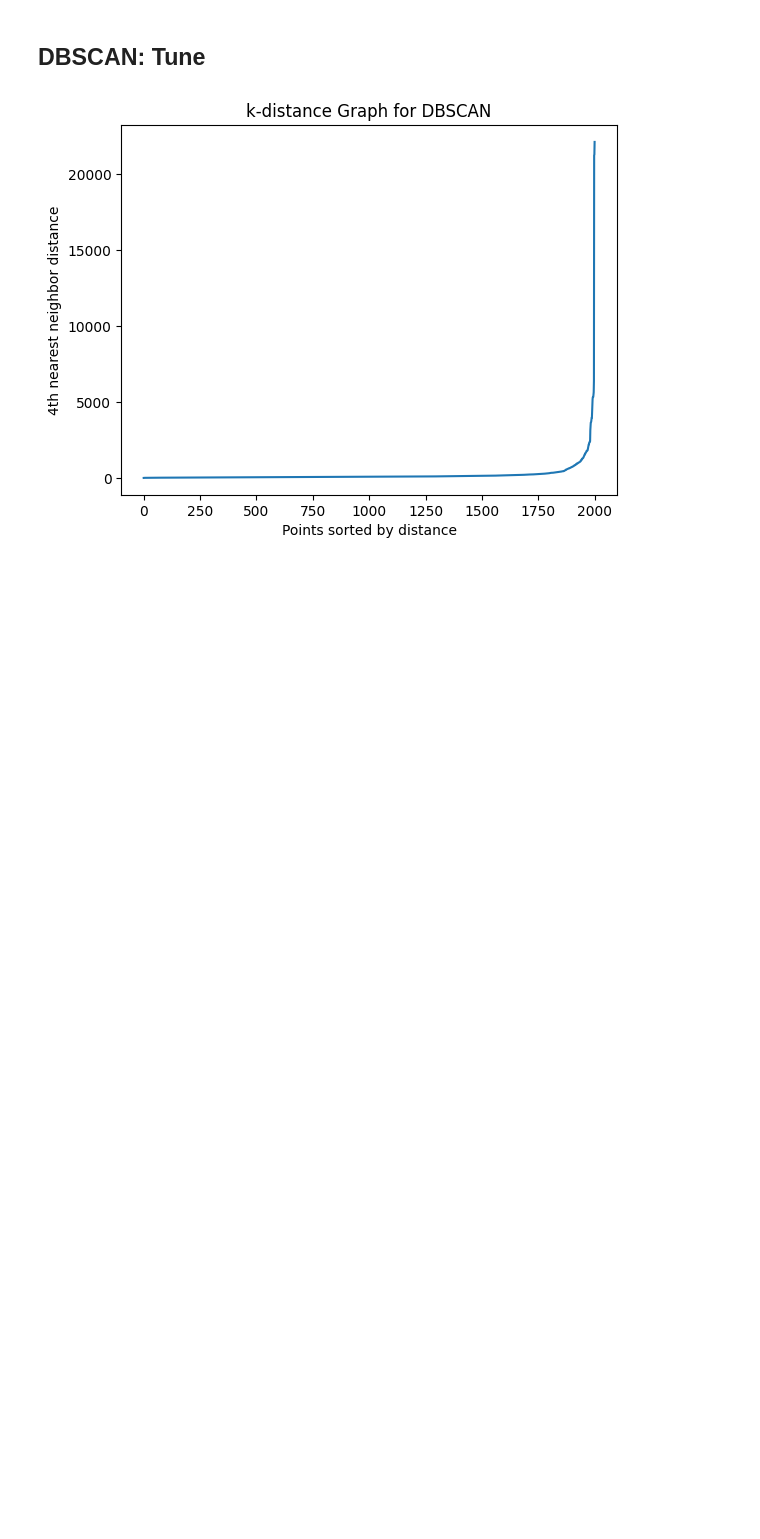
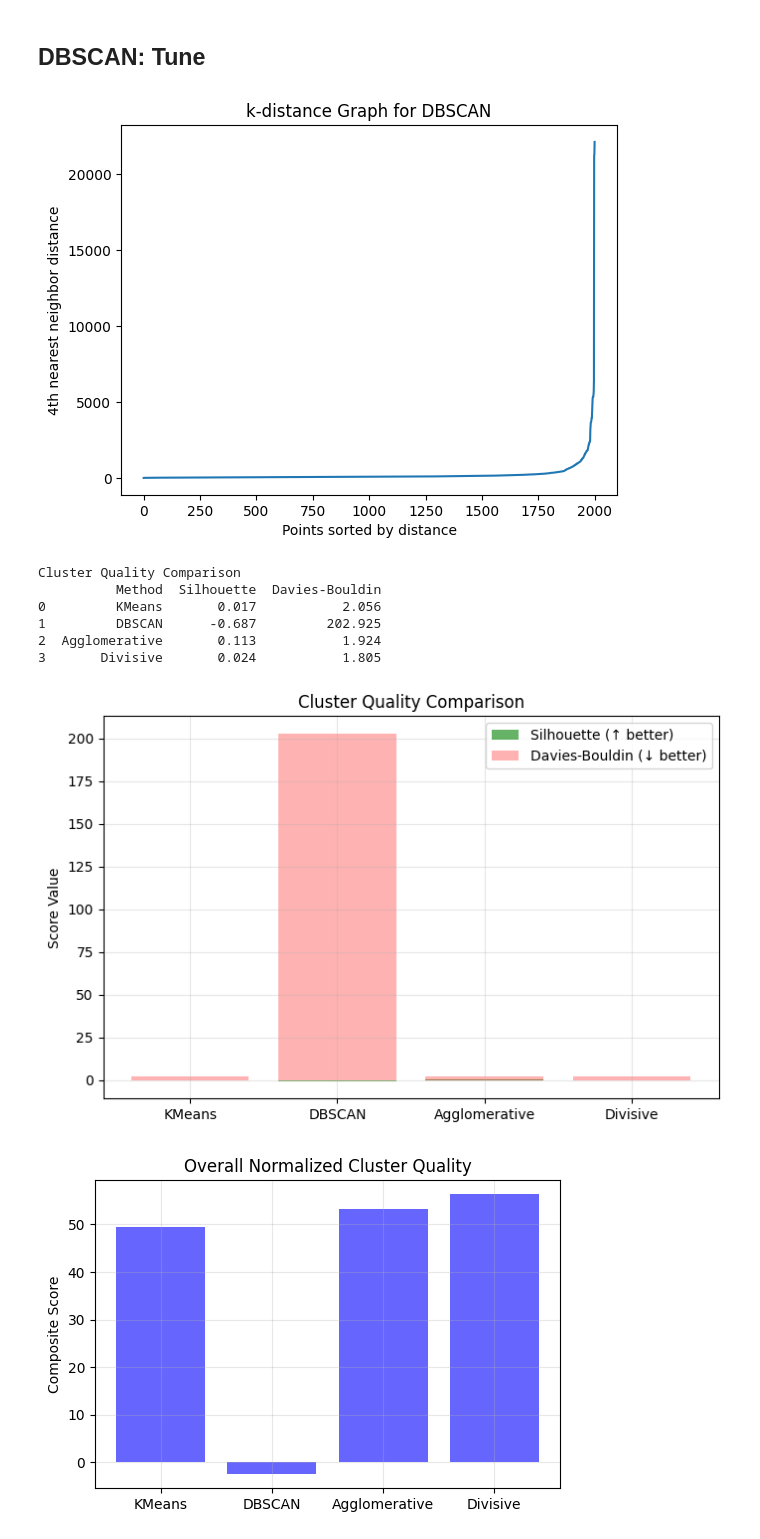
Before and after one commit to bijay-odyssey/Unsupervised-Learning, a Jupyter notebook: Customer Cluster Analysis.ipynb, the cells around one changed output. Drawn from its saved outputs; the diff is of its cells as text; code cells hidden in the pictures; blank space fills up the shorter version.

Commit message:
Kaggle Notebook | Clustering Customer  | Version 6

```diff
--- a/Customer Cluster Analysis.ipynb
+++ b/Customer Cluster Analysis.ipynb
@@ -303,3 +303,60 @@ plt.ylabel(f'{neighbors}th nearest neighbor distance')
 plt.show()
 # %% [output]
 [figure]
+# %%
+results = []
+
+for name, pipe in {
+    "KMeans": pipe_kmeans,
+    "DBSCAN": pipe_dbscan,
+    "Agglomerative": pipe_agglomerative,
+    "Divisive": pipe_divisive
+}.items():
+    labels = pipe.named_steps["cluster"].labels_
+
+    if len(set(labels)) > 1:
+        sil = silhouette_score(df, labels)
+        db = davies_bouldin_score(df, labels)
+        results.append({"Method": name, "Silhouette": sil, "Davies-Bouldin": db})
+    else:
+        results.append({"Method": name, "Silhouette": None, "Davies-Bouldin": None})
+
+# Convert to DataFrame
+results_df = pd.DataFrame(results)
+print("\nCluster Quality Comparison ")
+print(results_df.round(3))
+
+# Normalize metrics for easier comparison (lower DB is better, higher Silhouette is better)
+norm_sil = results_df["Silhouette"] / results_df["Silhouette"].max()
+norm_db = results_df["Davies-Bouldin"].max() / results_df["Davies-Bouldin"]
+
+# Combined "overall" score (just for visualization)
+overall_score = (norm_sil + norm_db) / 2
+results_df["Overall Score"] = overall_score
+
+# Plot comparison
+plt.figure(figsize=(8,5))
+plt.bar(results_df["Method"], results_df["Silhouette"], color='green', alpha=0.6, label="Silhouette (↑ better)")
+plt.bar(results_df["Method"], results_df["Davies-Bouldin"], color='red', alpha=0.3, label="Davies-Bouldin (↓ better)")
+plt.title("Cluster Quality Comparison")
+plt.ylabel("Score Value")
+plt.legend()
+plt.grid(alpha=0.3)
+plt.show()
+
+# Plot overall normalized comparison
+plt.figure(figsize=(6,4))
+plt.bar(results_df["Method"], results_df["Overall Score"], color='blue', alpha=0.6)
+plt.title("Overall Normalized Cluster Quality")
+plt.ylabel("Composite Score")
+plt.grid(alpha=0.3)
+plt.show()
+# %% [output]
+Cluster Quality Comparison
+          Method  Silhouette  Davies-Bouldin
+0         KMeans       0.017           2.056
+1         DBSCAN      -0.687         202.925
+2  Agglomerative       0.113           1.924
+3       Divisive       0.024           1.805
+[figure, added]
+[figure, added]
```
Also changed, not shown: parts of 1 cell of this notebook.
